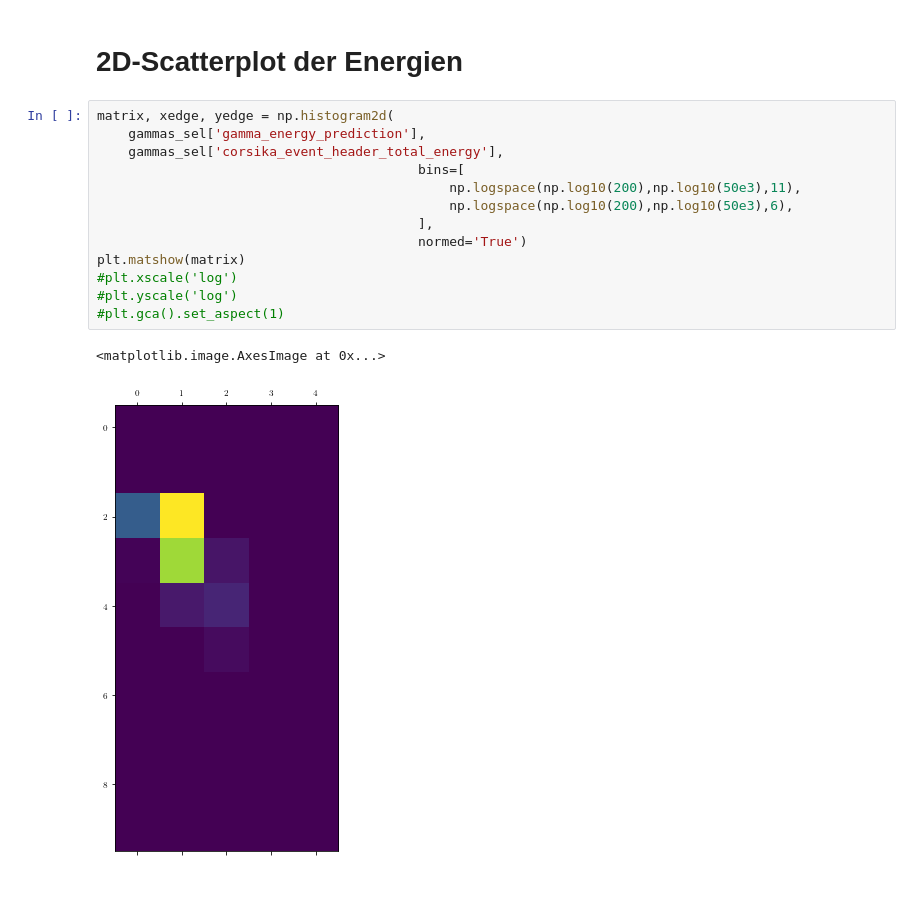
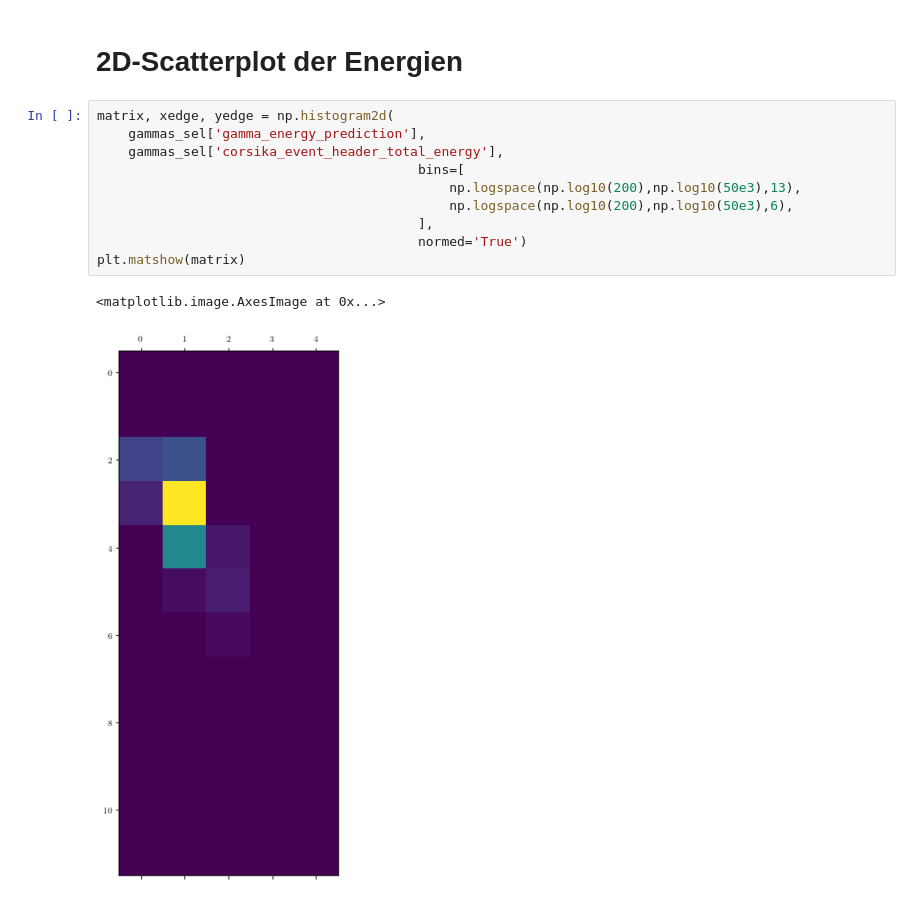
Before and after one commit to Ninilini/FP_Teilchen, a Jupyter notebook: FACT/plots/data_reading.ipynb, the cells around one changed output. Drawn from its saved outputs; the diff is of its cells as text.

```diff
--- a/FACT/plots/data_reading.ipynb
+++ b/FACT/plots/data_reading.ipynb
@@ -141,19 +141,16 @@ print(len(crab_events_sel_1.theta_deg_off_1.values))
 # %%
 matrix, xedge, yedge = np.histogram2d(
     gammas_sel['gamma_energy_prediction'],
     gammas_sel['corsika_event_header_total_energy'],
                                          bins=[
-                                             np.logspace(np.log10(200),np.log10(50e3),11),
+                                             np.logspace(np.log10(200),np.log10(50e3),13),
                                              np.logspace(np.log10(200),np.log10(50e3),6),
                                          ],
                                          normed='True')
 plt.matshow(matrix)
-#plt.xscale('log')
-#plt.yscale('log')
-#plt.gca().set_aspect(1)
 # %% [output]
 <matplotlib.image.AxesImage at 0x...>
-[figure, old version]
+[figure, new version]
 # %%
 # definiere Grenzquantile für plot
 up = np.quantile(gammas['corsika_event_header_total_energy'], 0.9)
```
Also changed, not shown: parts of 8 cells of this notebook.
